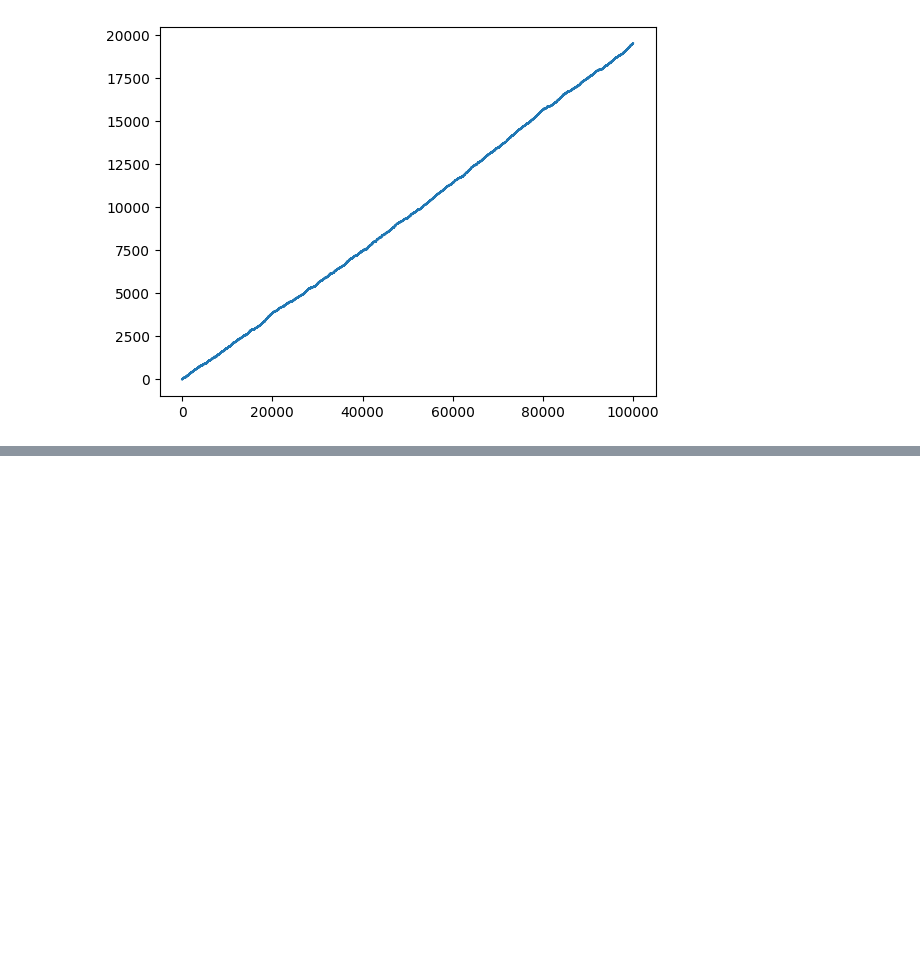
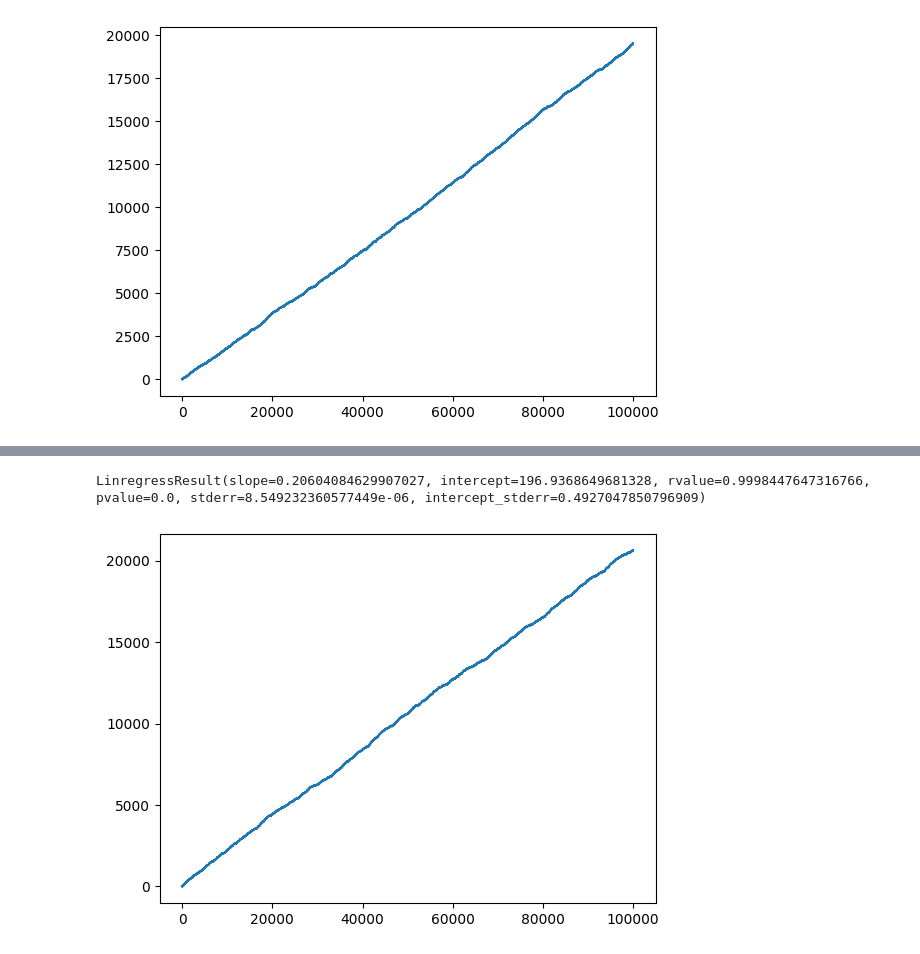
Before and after one commit to Jair-RM/Simulacion-I-Figols, a Jupyter notebook: Ejercicio_15_Oct_(Lineas_de_espera).ipynb, the cells around one changed output, grey strips where cells are left out. Drawn from its saved outputs; the diff is of its cells as text; code cells hidden in the pictures; blank space fills up the shorter version.

```diff
--- a/Ejercicio_15_Oct_(Lineas_de_espera).ipynb
+++ b/Ejercicio_15_Oct_(Lineas_de_espera).ipynb
@@ -190,0 +271,12 @@ plt.show()
+# %%
+l_l = 1
+l_s = 0.8
+T = 100000
+lt, lx = f(l_l, l_s, T)
+re = linregress(lt, lx)
+print(re)
+plt. plot(lt, lx)
+plt. show()
+# %% [output]
+LinregressResult(slope=0.20604084629907027, intercept=196.9368649681328, rvalue=0.9998447647316766, pvalue=0.0, stderr=8.549232360577449e-06, intercept_stderr=0.4927047850796909)
+[figure, added]
```
Also changed, not shown: parts of 9 cells of this notebook.
